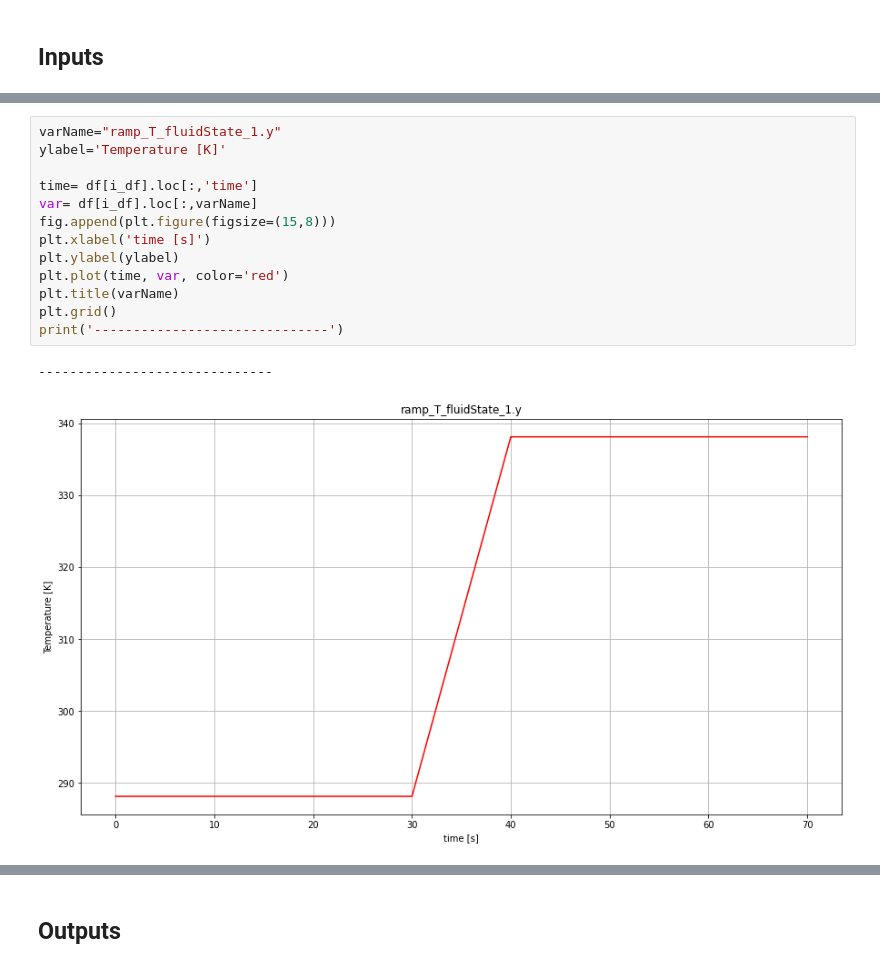
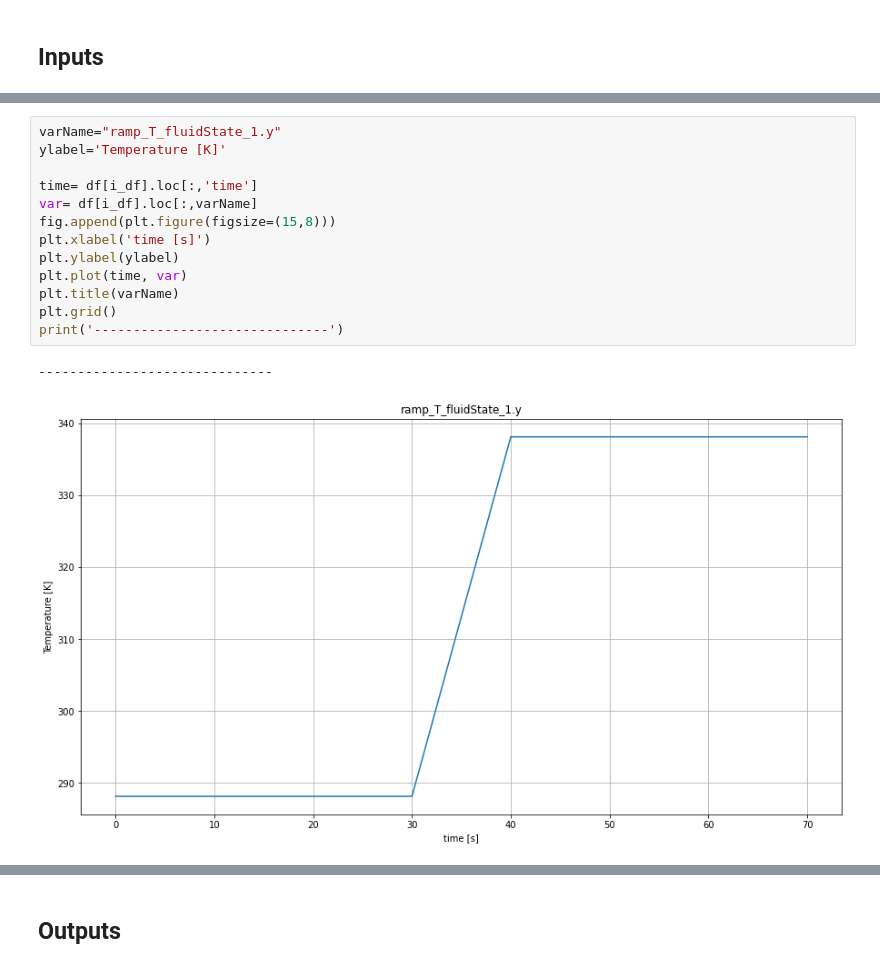
Before and after one commit to zeta-plusplus/PropulsionSystem, a Jupyter notebook: Jupyter/ThermodynamicCycles.OttoCycleIdeal00_ex01_rev001.ipynb, the cells around one changed output, grey strips where cells are left out. Drawn from its saved outputs; the diff is of its cells as text.

```diff
--- a/Jupyter/ThermodynamicCycles.OttoCycleIdeal00_ex01_rev001.ipynb
+++ b/Jupyter/ThermodynamicCycles.OttoCycleIdeal00_ex01_rev001.ipynb
@@ -231,19 +231,19 @@ print('------------------------------')
 # %%
 varName="ramp_T_fluidState_1.y"
 ylabel='Temperature [K]'
 
 time= df[i_df].loc[:,'time']
 var= df[i_df].loc[:,varName]
 fig.append(plt.figure(figsize=(15,8)))
 plt.xlabel('time [s]')
 plt.ylabel(ylabel)
-plt.plot(time, var, color='red')
+plt.plot(time, var)
 plt.title(varName)
 plt.grid()
 print('------------------------------')
 # %% [output]
 ------------------------------
-[figure, old version]
+[figure, new version]
 # %%
 varName="ramp_fracFuel.y"
 ylabel='fraction [nond]'
```
Also changed, not shown: parts of 3 cells of this notebook, 18 other files.
